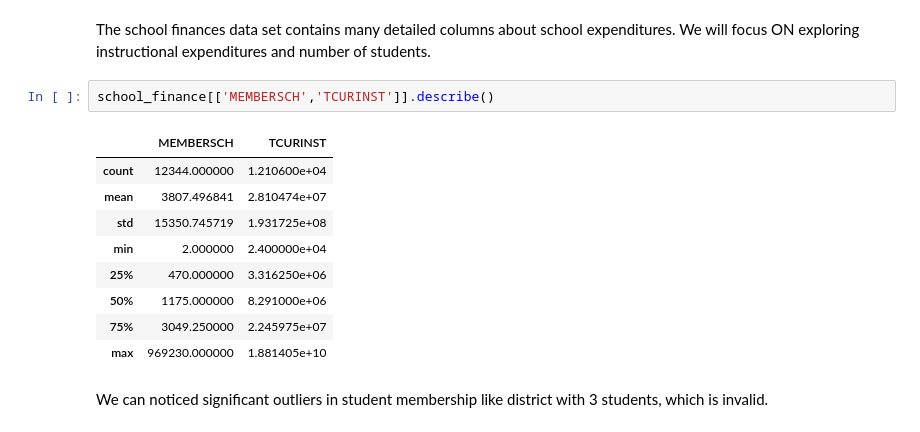
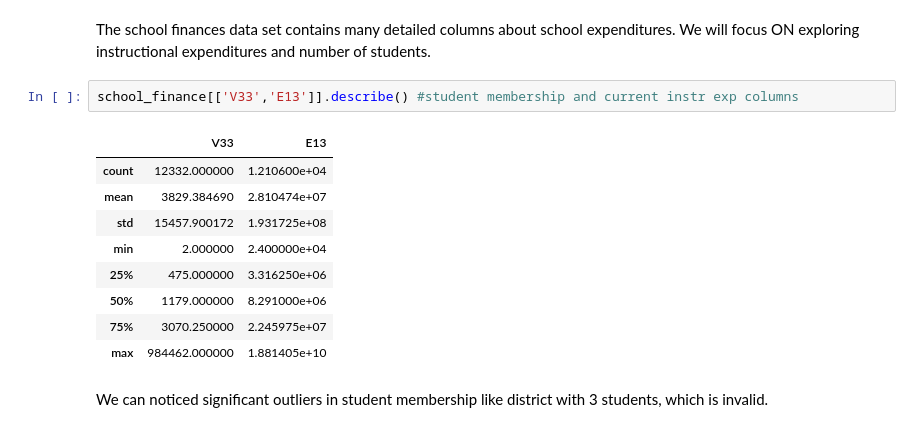
Before and after one commit to JLichwa80/education, a Jupyter notebook: code/Education_DATA_Preparation.ipynb, the cells around one changed output. Cells and saved outputs as stored; diff of their text form.

```diff
--- a/code/Education_DATA_Preparation.ipynb
+++ b/code/Education_DATA_Preparation.ipynb
@@ -269,17 +269,17 @@ school_information.head()
 # %% [markdown]
 The school finances data set contains many detailed columns about school expenditures. We will focus ON exploring instructional expenditures and number of students.
 # %%
-school_finance[['MEMBERSCH','TCURINST']].describe()
+school_finance[['V33','E13']].describe() #student membership and current instr exp columns
 # %% [output]
-|  | MEMBERSCH | TCURINST |
-| count | 12344.000000 | 1.210600e+04 |
-| mean | 3807.496841 | 2.810474e+07 |
-| std | 15350.745719 | 1.931725e+08 |
+|  | V33 | E13 |
+| count | 12332.000000 | 1.210600e+04 |
+| mean | 3829.384690 | 2.810474e+07 |
+| std | 15457.900172 | 1.931725e+08 |
 | min | 2.000000 | 2.400000e+04 |
-| 25% | 470.000000 | 3.316250e+06 |
-| 50% | 1175.000000 | 8.291000e+06 |
-| 75% | 3049.250000 | 2.245975e+07 |
-| max | 969230.000000 | 1.881405e+10 |
+| 25% | 475.000000 | 3.316250e+06 |
+| 50% | 1179.000000 | 8.291000e+06 |
+| 75% | 3070.250000 | 2.245975e+07 |
+| max | 984462.000000 | 1.881405e+10 |
 # %% [markdown]
 We can noticed significant outliers in student membership like district with 3 students, which is invalid.
 # %% [markdown]
```
Also changed, not shown: parts of 9 cells of this notebook, 2 other files.
